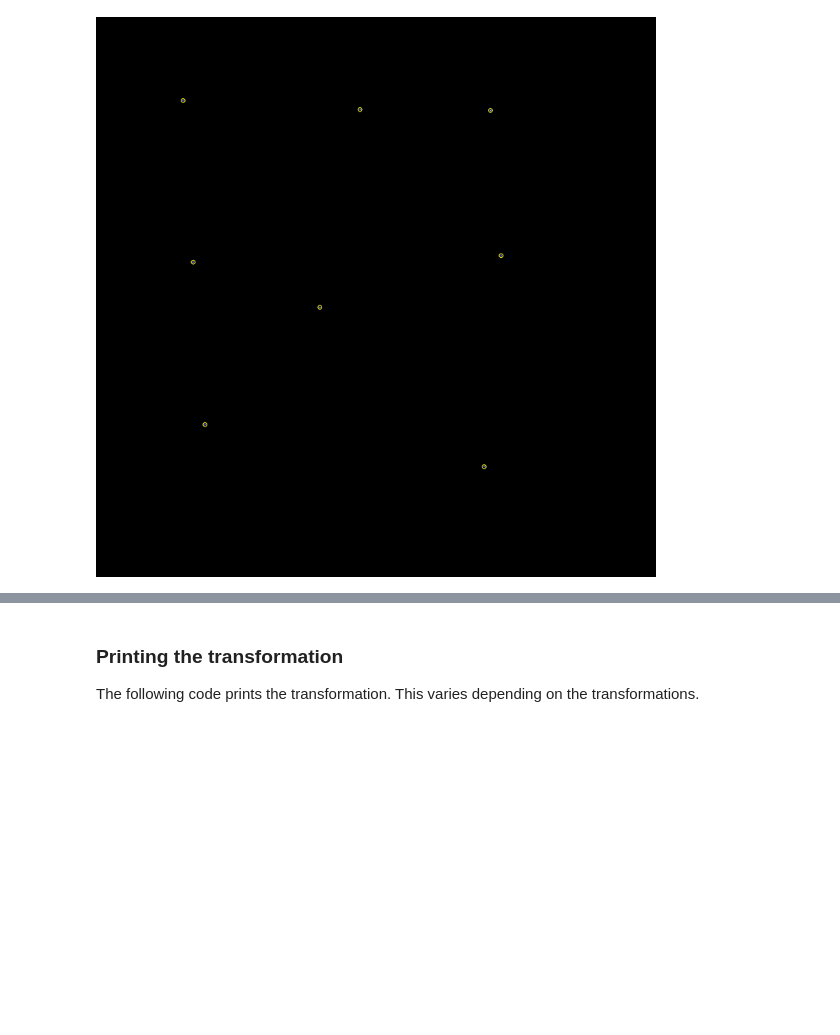
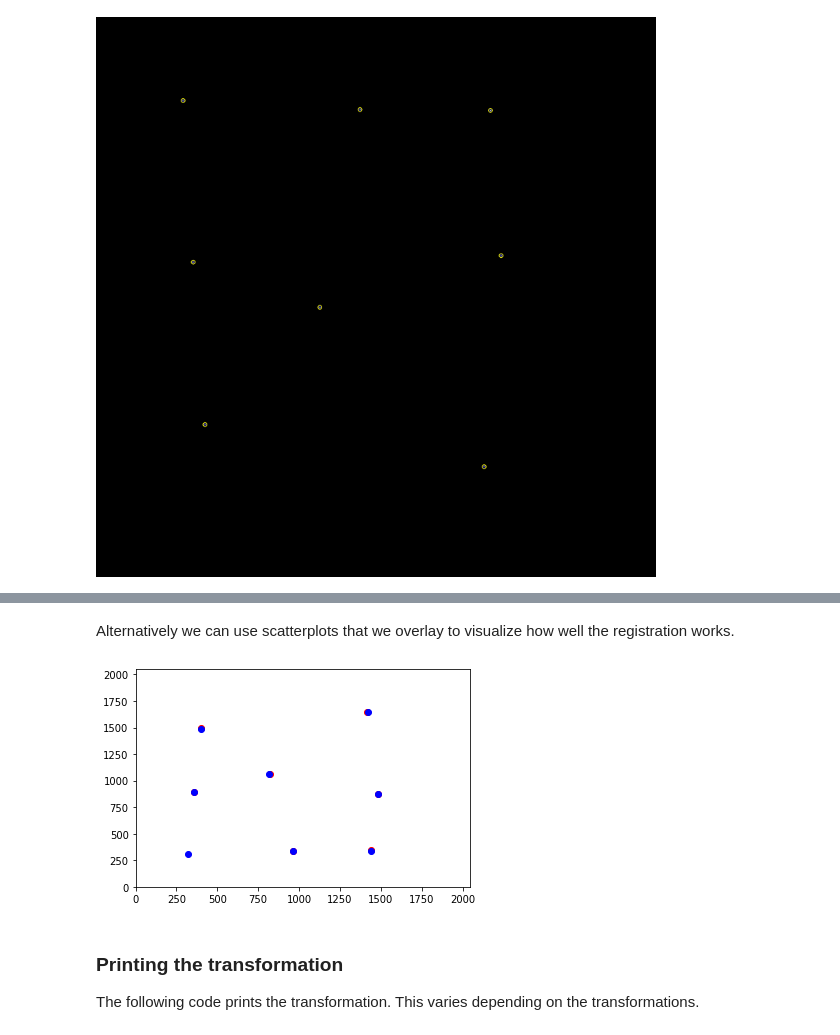
Before and after one commit to 13hannes11/situr, a Jupyter notebook: notebook/image_demo_test.ipynb, the cells around one changed output, grey strips where cells are left out. Cells and saved outputs as stored; diff of their text form; code cells hidden in the pictures; blank space fills up the shorter version.

```diff
--- a/notebook/image_demo_test.ipynb
+++ b/notebook/image_demo_test.ipynb
@@ -58,3 +62,11 @@ peak_finder.show_channel_peaks(situ_img, 1, img_show=False)
+# %% [markdown]
+Alternatively we can use scatterplots that we overlay to visualize how well the registration works.
+# %%
+peak_finder.scatterplot_channel_peaks(situ_img, 1, color='r')
+peak_finder.scatterplot_channel_peaks(situ_img, 0, color='b')
+plt.show()
+# %% [output]
+[figure, added]
 # %% [markdown]
 ### Printing the transformation
 
```
Also changed, not shown: parts of 7 cells of this notebook, 3 other files.
